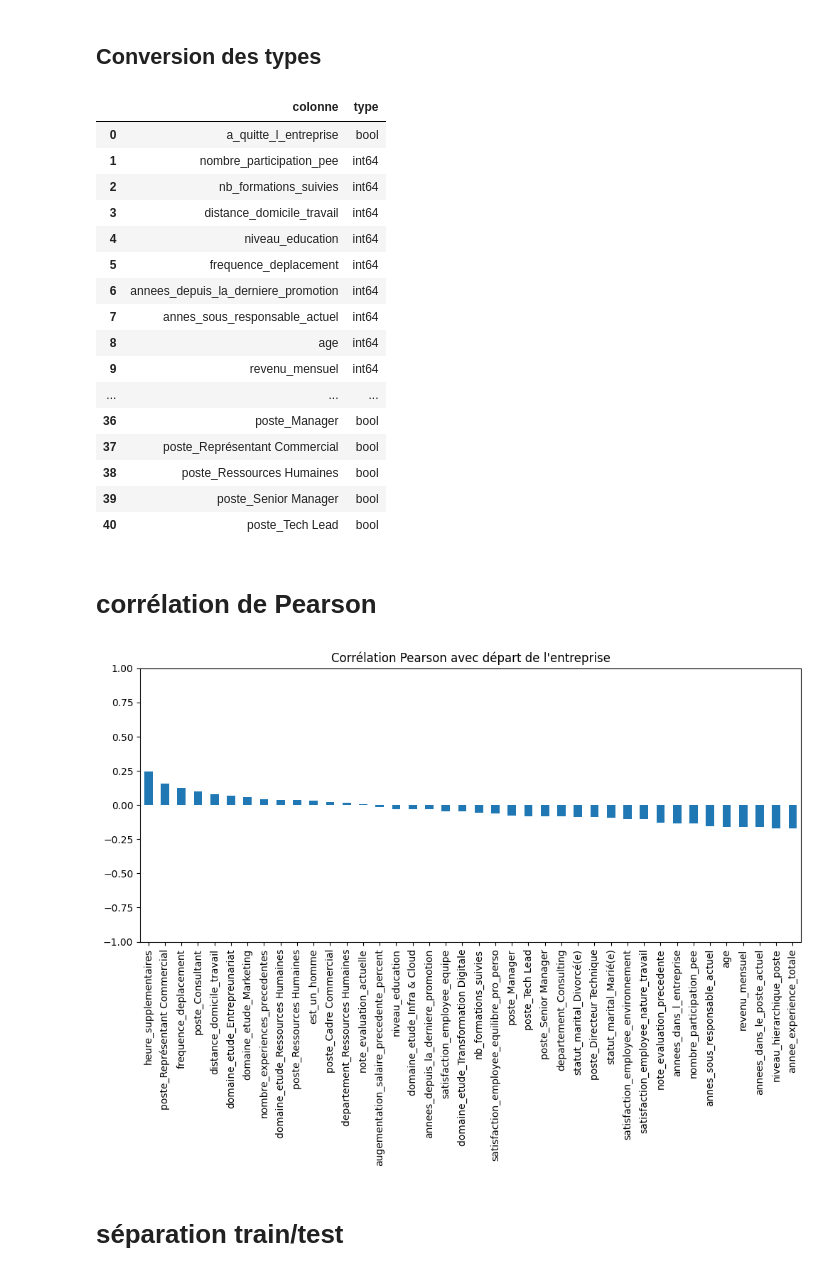
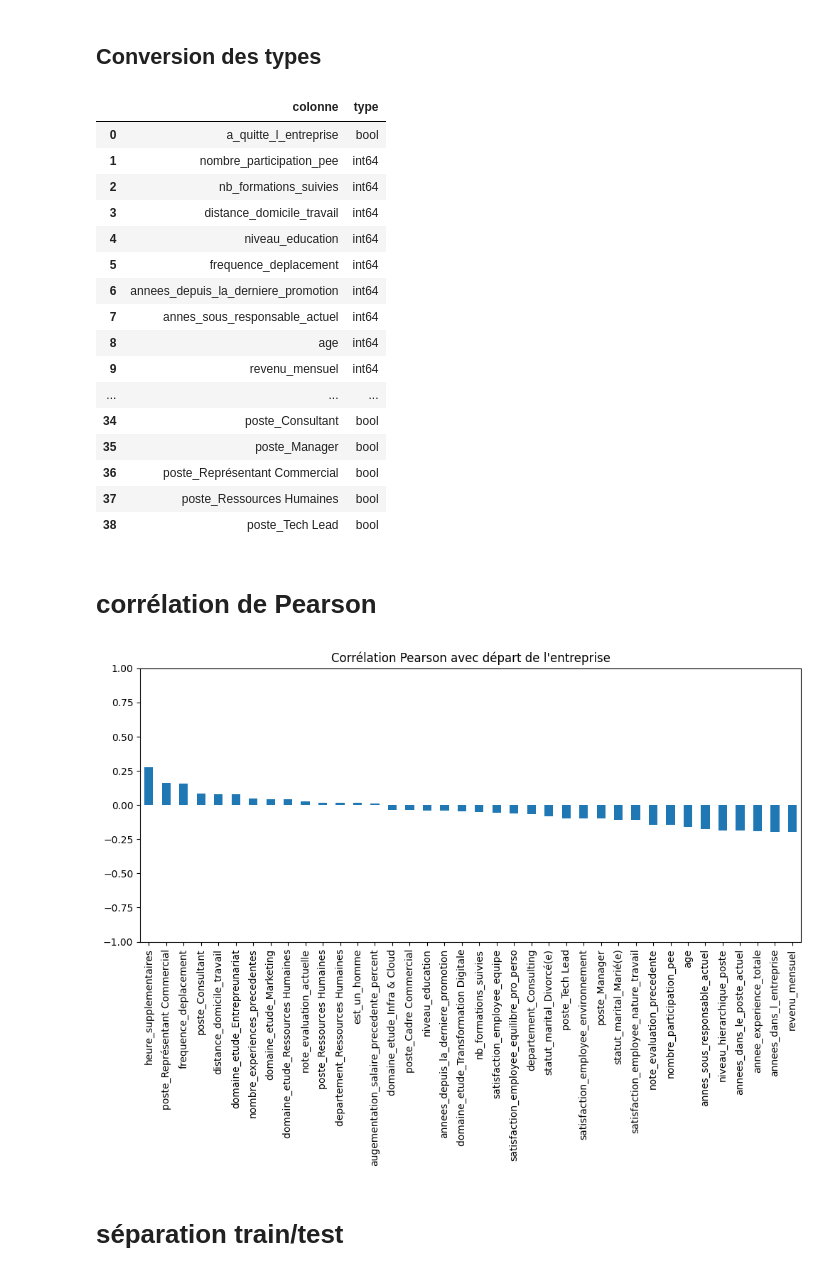
Before and after one commit to Ace4teaM/OCR-NovaTech, a Jupyter notebook: 3.modelisations.ipynb, the cells around one changed output. Saved outputs shown, nothing was run; the diff lists cells and outputs as text; code cells hidden in the pictures.

Commit message:
ajustement population/revenus

```diff
--- a/3.modelisations.ipynb
+++ b/3.modelisations.ipynb
@@ -4,0 +11,8 @@ df =pd.read_parquet("data.parquet")
+# %%
+df["tranche_salaire"] = pd.qcut(df["revenu_mensuel"], q=10)
+
+(
+    df.groupby("tranche_salaire")["a_quitte_l_entreprise"]
+      .mean()
+      .sort_index()
+)
@@ -4,0 +32,12 @@ df =pd.read_parquet("data.parquet")
+# %%
+# supprime la colonne
+
+df.drop(inplace=True, columns=["tranche_salaire"])
+# %%
+print("avant", len(df))
+
+df = df[
+    (df["revenu_mensuel"] < 8000)
+]
+
+print("apres", len(df))
@@ -44,26 +112,27 @@ pd.DataFrame({
 | 8 | age | int64 |
 | 9 | revenu_mensuel | int64 |
 | ... | ... | ... |
-| 36 | poste_Manager | bool |
-| 37 | poste_Représentant Commercial | bool |
-| 38 | poste_Ressources Humaines | bool |
-| 39 | poste_Senior Manager | bool |
-| 40 | poste_Tech Lead | bool |
+| 34 | poste_Consultant | bool |
+| 35 | poste_Manager | bool |
+| 36 | poste_Représentant Commercial | bool |
+| 37 | poste_Ressources Humaines | bool |
+| 38 | poste_Tech Lead | bool |
 # %% [markdown]
 # corrélation de Pearson
 # %%
 import matplotlib.pyplot as plt
 
 df["a_quitte_l_entreprise"] = df["a_quitte_l_entreprise"].astype(int)
+df["heure_supplementaires"] = df["heure_supplementaires"].astype(int)
 
 target_corr = df.corr(numeric_only=True)["a_quitte_l_entreprise"].sort_values(ascending=False)
 
 target_corr.drop("a_quitte_l_entreprise").plot(kind="bar", figsize=(12,5))
 plt.title("Corrélation Pearson avec départ de l'entreprise")
 plt.ylim(-1, 1)
 plt.show()
 # %% [output]
-[figure, old version]
+[figure, new version]
 # %% [markdown]
 # séparation train/test
 # %%
```
Also changed, not shown: parts of 36 cells of this notebook, 6 other files.
